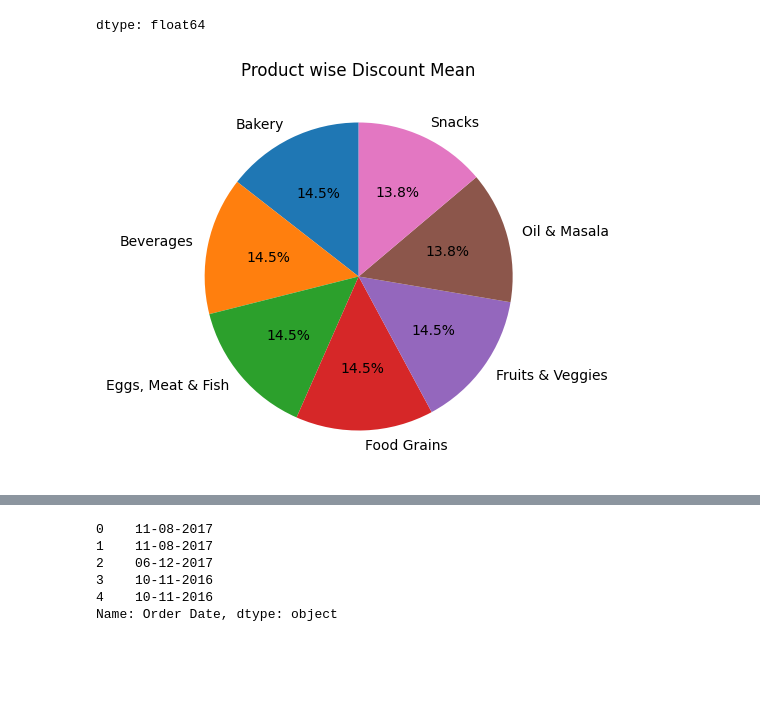
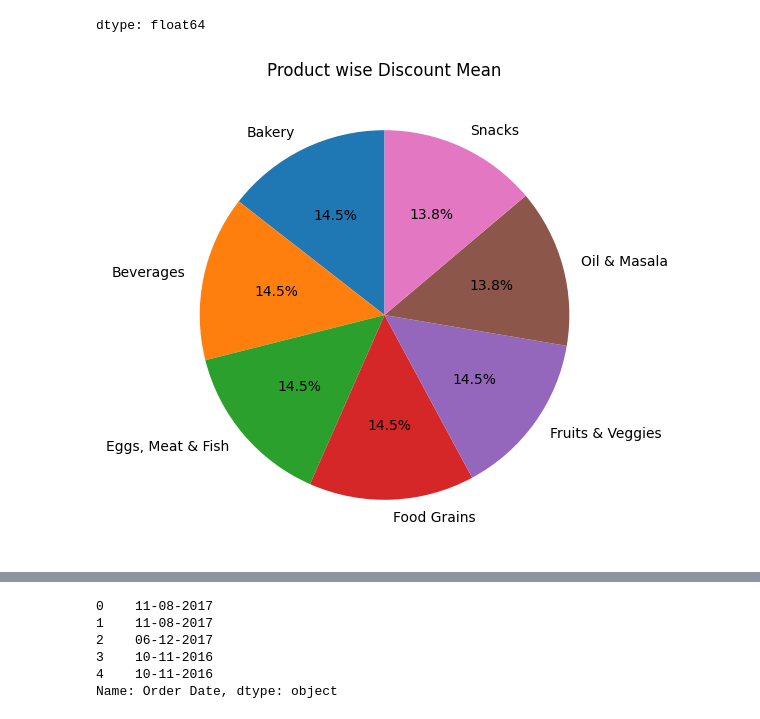
Before and after one commit to surbhi-gupta98/supermarket_grocery_sales, a Jupyter notebook: src/Supermarket_grocery_sales.ipynb, the cells around one changed output, grey strips where cells are left out. Cells and saved outputs as stored; diff of their text form; code cells hidden in the pictures; blank space fills up the shorter version.

```diff
--- a/src/Supermarket_grocery_sales.ipynb
+++ b/src/Supermarket_grocery_sales.ipynb
@@ -195,12 +195,12 @@ product_wise_discount_mean
 | Snacks | 0.22 |
 dtype: float64
 # %%
-plt.figure(figsize=(10,5))
+plt.figure(figsize=(10,6))
 plt.pie(product_wise_discount_mean.values, labels = product_wise_discount_mean.index, autopct='%1.1f%%', startangle=90)
 plt.title("Product wise Discount Mean")
 plt.show()
 # %% [output]
-[figure, old version]
+[figure, new version]
 # %%
 data.head()
 # %% [output]
```
Also changed, not shown: parts of 6 cells of this notebook.
